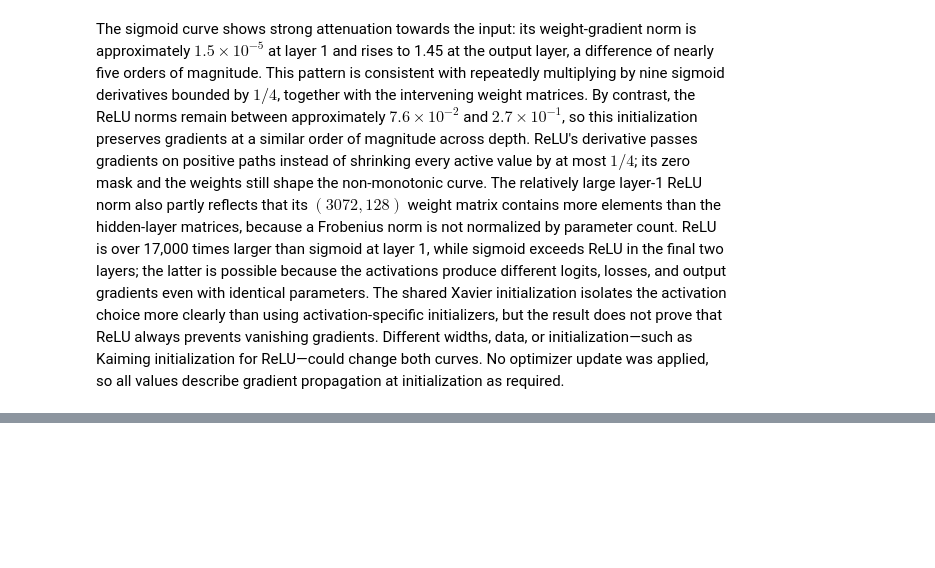
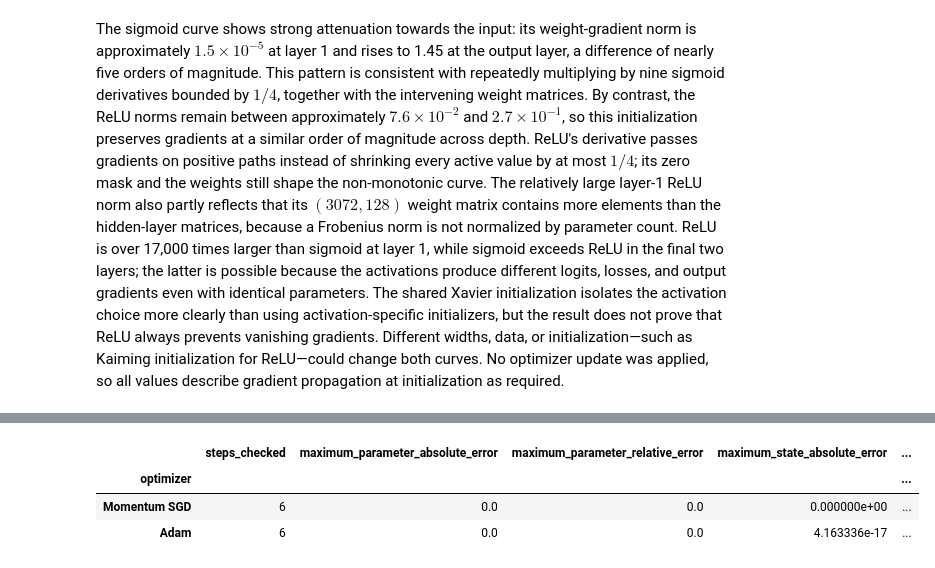
Before and after one commit to LahiruMJ11/CNN-with-CIFAR10, a Jupyter notebook: CNN with CIFAR10.ipynb, the cells around one changed output, grey strips where cells are left out. Drawn from its saved outputs; the diff is of its cells as text; code cells hidden in the pictures; blank space fills up the shorter version.

```diff
--- a/CNN with CIFAR10.ipynb
+++ b/CNN with CIFAR10.ipynb
@@ -1151,0 +1274,32 @@ The sigmoid curve shows strong attenuation towards the input: its weight-gradien
+# %%
+OPTIMIZER_RTOL = 1e-12
+OPTIMIZER_ATOL = 1e-14
+OPTIMIZER_STEPS = 6
+
+def maximum_errors(custom_tensors, reference_tensors):
+    max_absolute_error = 0.0
+    max_relative_error = 0.0
+    for custom_tensor, reference_tensor in zip(custom_tensors, reference_tensors):
+        absolute_error = (custom_tensor - reference_tensor).abs()
+        denominator = torch.maximum(
+            torch.maximum(custom_tensor.abs(), reference_tensor.abs()),
+            torch.full_like(custom_tensor, 1e-15),
+        )
+        max_absolute_error = max(max_absolute_error, absolute_error.max().item())
+        max_relative_error = max(
+            max_relative_error, (absolute_error / denominator).max().item()
+        )
+    return max_absolute_error, max_relative_error
+
+def tensors_allclose(custom_tensors, reference_tensors):
+    return all(
+        torch.allclose(custom, reference, rtol=OPTIMIZER_RTOL, atol=OPTIMIZER_ATOL)
+        for custom, reference in zip(custom_tensors, reference_tensors)
+    )
+
+def prescribed_gradients(initial_tensors, step):
+    return [
+        torch.sin(tensor * (step + index + 0.5))
+        + 0.07 * step - 0.03 * index
+        for index, tensor in enumerate(initial_tensors)
+    ]
@@ -1151,0 +1398,18 @@ The sigmoid curve shows strong attenuation towards the input: its weight-gradien
+# %%
+optimizer_parity_summary = (
+    optimizer_parity_table.groupby("optimizer", sort=False)
+    .agg(
+        steps_checked=("step", "count"),
+        maximum_parameter_absolute_error=("max parameter absolute error", "max"),
+        maximum_parameter_relative_error=("max parameter relative error", "max"),
+        maximum_state_absolute_error=("max state absolute error", "max"),
+        all_parameter_checks_pass=("parameters allclose", "all"),
+        all_state_checks_pass=("states allclose", "all"),
+    )
+)
+optimizer_parity_summary
+# %% [output]
+|  | steps_checked | maximum_parameter_absolute_error | maximum_parameter_relative_error | maximum_state_absolute_error | ... |
+| optimizer |  |  |  |  | ... |
+| Momentum SGD | 6 | 0.0 | 0.0 | 0.000000e+00 | ... |
+| Adam | 6 | 0.0 | 0.0 | 4.163336e-17 | ... |
```
Also changed, not shown: parts of 8 cells of this notebook.
